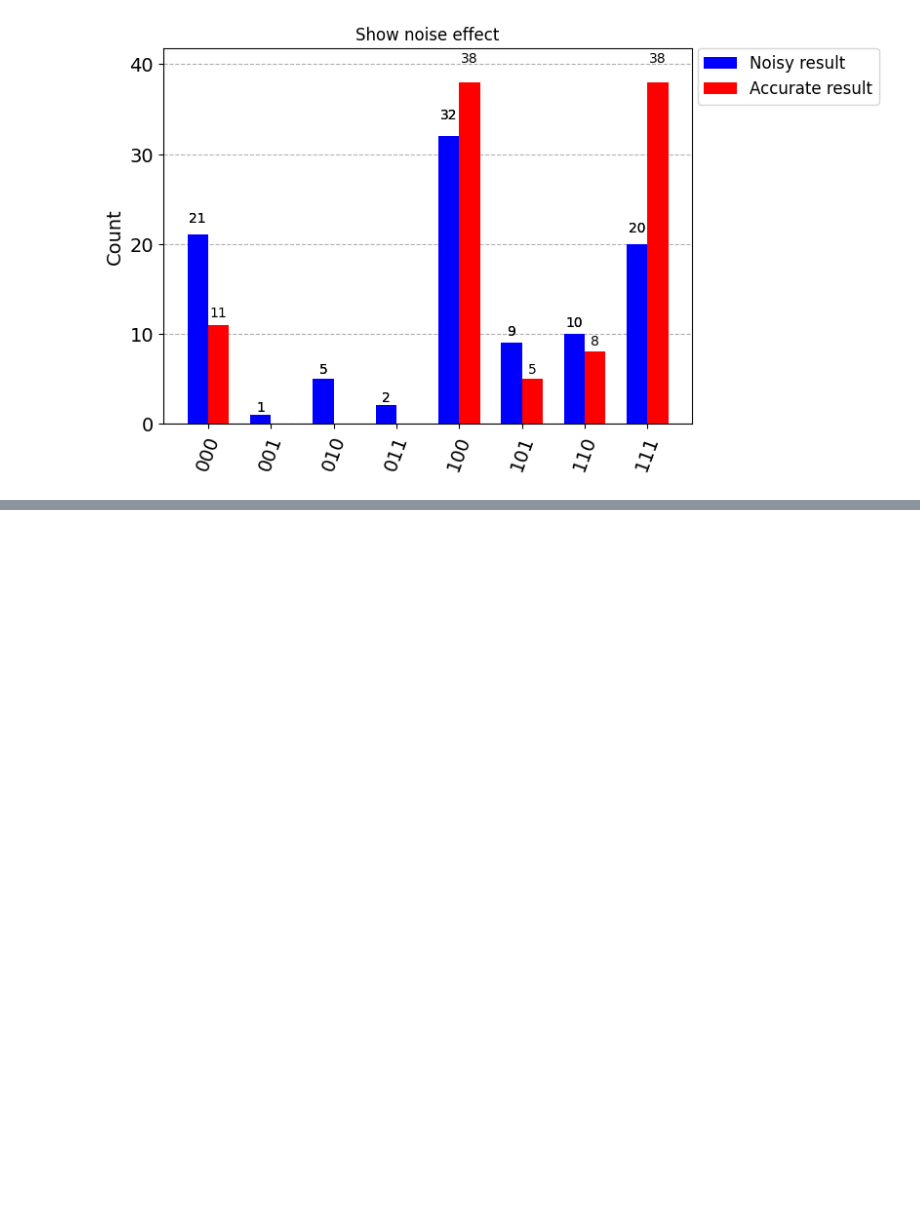
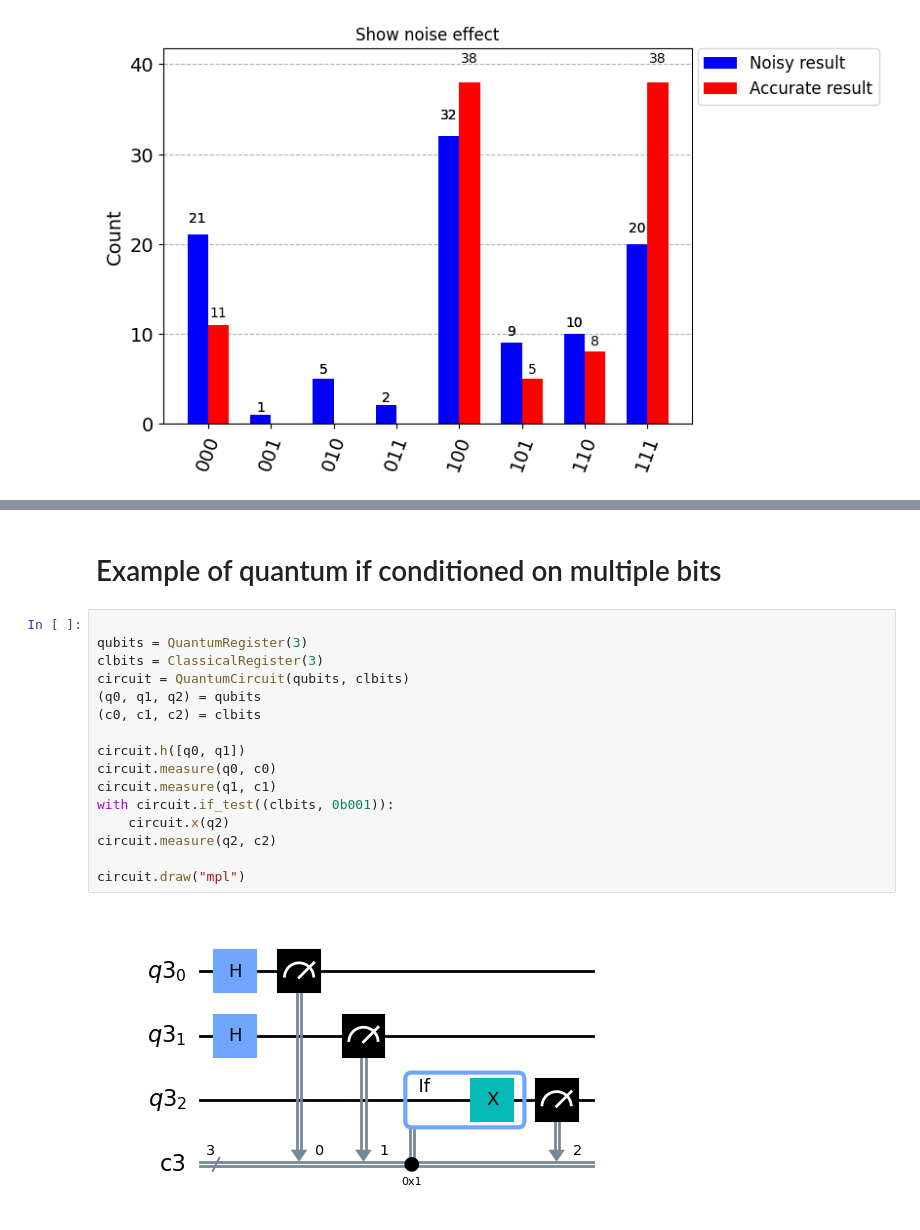
Before and after one commit to QuBruin/DynamicCircuit, a Jupyter notebook: test.ipynb, the cells around one changed output, grey strips where cells are left out. Saved outputs shown, nothing was run; the diff lists cells and outputs as text; blank space fills up the shorter version.

```diff
--- a/test.ipynb
+++ b/test.ipynb
@@ -35,0 +82,20 @@ NNN
+# %% [markdown]
+# Example of quantum if conditioned on multiple bits
+# %%
+
+qubits = QuantumRegister(3)
+clbits = ClassicalRegister(3)
+circuit = QuantumCircuit(qubits, clbits)
+(q0, q1, q2) = qubits
+(c0, c1, c2) = clbits
+
+circuit.h([q0, q1])
+circuit.measure(q0, c0)
+circuit.measure(q1, c1)
+with circuit.if_test((clbits, 0b001)):
+    circuit.x(q2)
+circuit.measure(q2, c2)
+
+circuit.draw("mpl")
+# %% [output]
+[figure, added]
```
Also changed, not shown: parts of 12 cells of this notebook.
